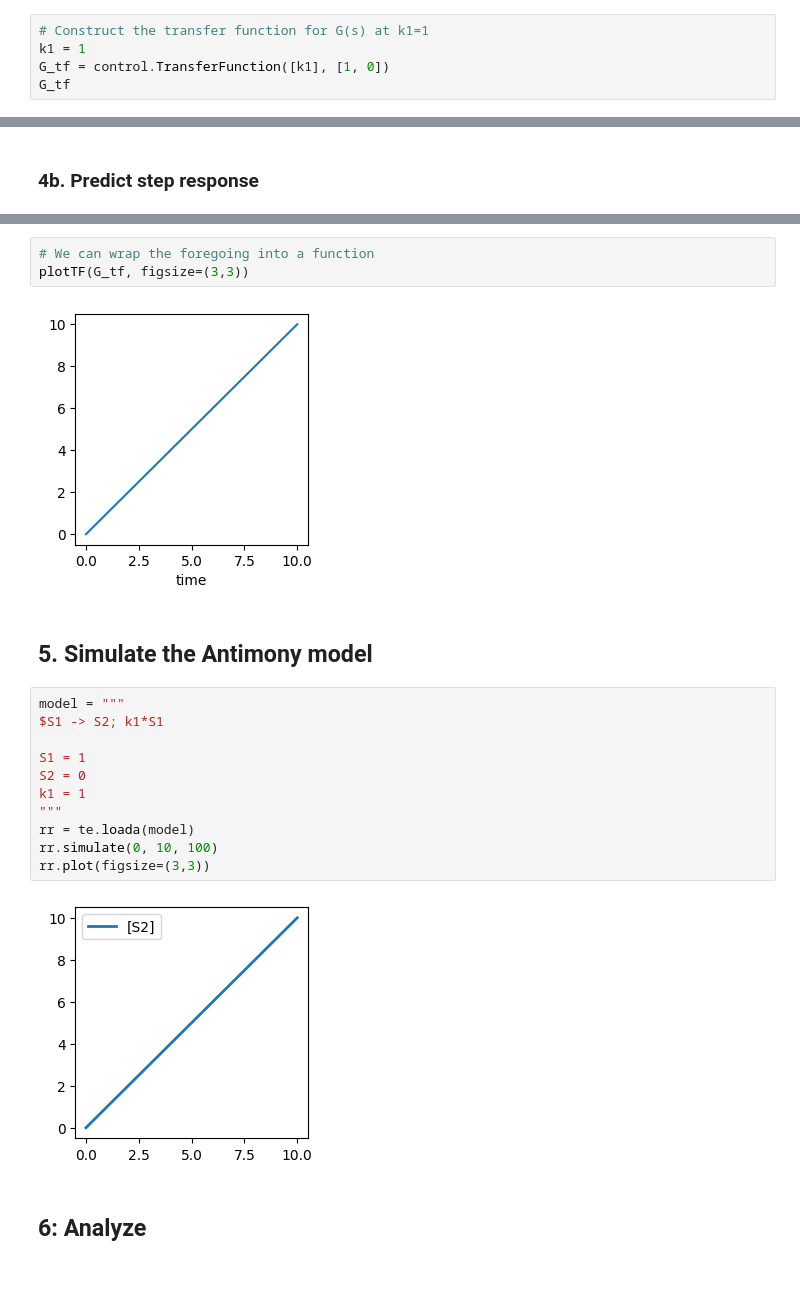
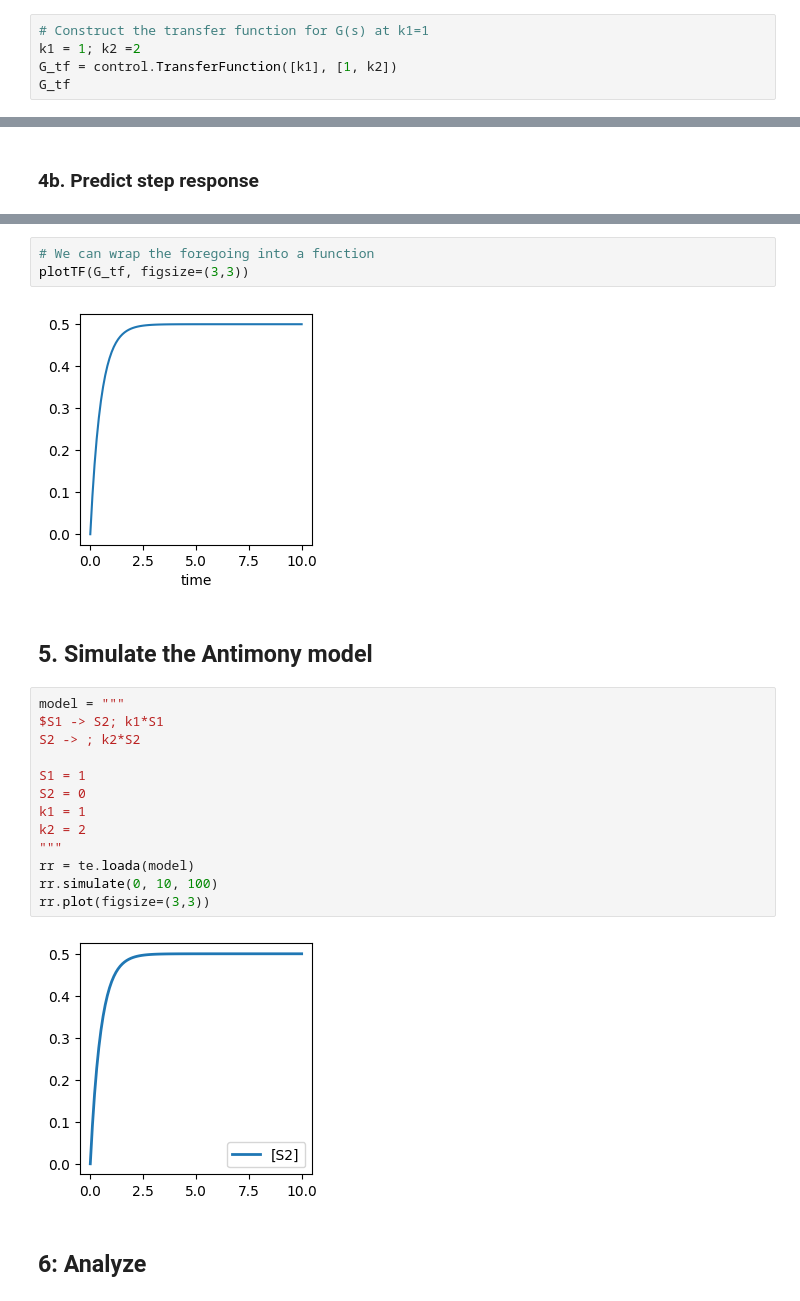
Before and after one commit to joseph-hellerstein/advanced-controls-lectures, a Jupyter notebook: lectures/lecture_10-analyzing-systems-using-laplace-transforms/using_laplace_transforms-pt1.ipynb, the cells around one changed output, grey strips where cells are left out. Drawn from its saved outputs; the diff is of its cells as text.

```diff
--- a/lectures/lecture_10-analyzing-systems-using-laplace-transforms/using_laplace_transforms-pt1.ipynb
+++ b/lectures/lecture_10-analyzing-systems-using-laplace-transforms/using_laplace_transforms-pt1.ipynb
@@ -103,7 +104,7 @@ element last - 1 is the coefficient for $s^1$; and so on.
 For example, [1, 2, 3] represents the polynomial $s^2 + 2 s + 3$.
 # %%
 # Construct the transfer function for G(s) at k1=1
-k1 = 1
-G_tf = control.TransferFunction([k1], [1, 0])
+k1 = 1; k2 =2
+G_tf = control.TransferFunction([k1], [1, k2])
 G_tf
 # %% [output]
@@ -143,22 +144,24 @@ Text(0.5, 0, 'time')
 # We can wrap the foregoing into a function
 plotTF(G_tf, figsize=(3,3))
 # %% [output]
-[figure, old version]
+[figure, new version]
 # %% [markdown]
 ## 5. Simulate the Antimony model
 # %%
 model = """
 $S1 -> S2; k1*S1
+S2 -> ; k2*S2
 
 S1 = 1
 S2 = 0
 k1 = 1
+k2 = 2
 """
 rr = te.loada(model)
 rr.simulate(0, 10, 100)
 rr.plot(figsize=(3,3))
 # %% [output]
-[figure, old version]
+[figure, new version]
 # %% [markdown]
 ## 6: Analyze
 # %% [markdown]
```
Also changed, not shown: parts of 6 cells of this notebook, 2 other files.
